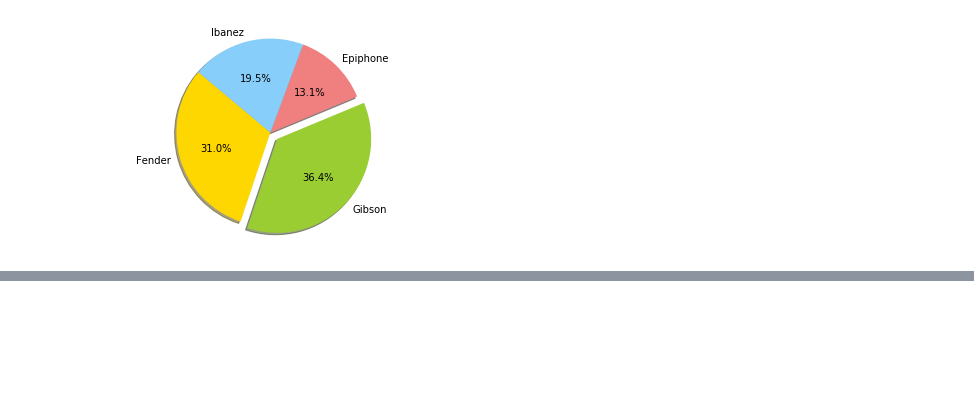
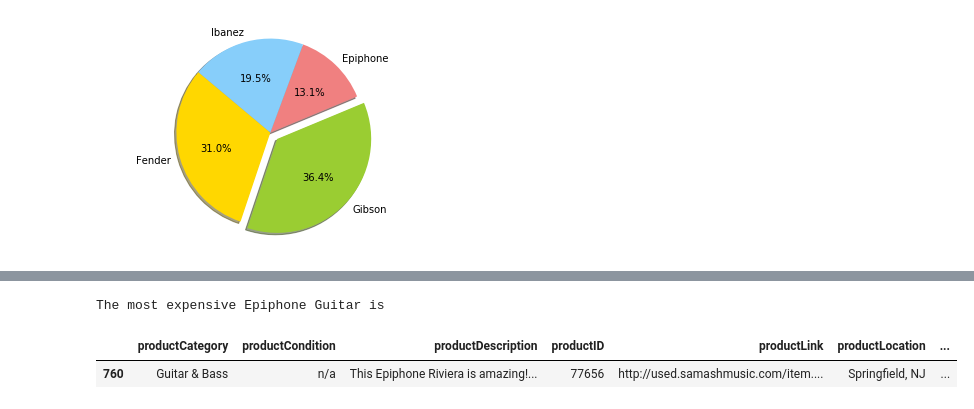
Before and after one commit to nkarman/WebProject_NoahKarman, a Jupyter notebook: Jupyter Notebooks/SamAsh.ipynb, the cells around one changed output, grey strips where cells are left out. Drawn from its saved outputs; the diff is of its cells as text; code cells hidden in the pictures; blank space fills up the shorter version.

```diff
--- a/Jupyter Notebooks/SamAsh.ipynb
+++ b/Jupyter Notebooks/SamAsh.ipynb
@@ -224,0 +273,7 @@ plt.show()
+# %%
+print("The most expensive Epiphone Guitar is")
+expensiveEpiphone
+# %% [output]
+The most expensive Epiphone Guitar is
+|  | productCategory | productCondition | productDescription | productID | productLink | productLocation | ... |
+| 760 | Guitar & Bass | n/a | This Epiphone Riviera is amazing!... | 77656 | http://used.samashmusic.com/item.... | Springfield, NJ | ... |
```
Also changed, not shown: parts of 8 cells of this notebook.
